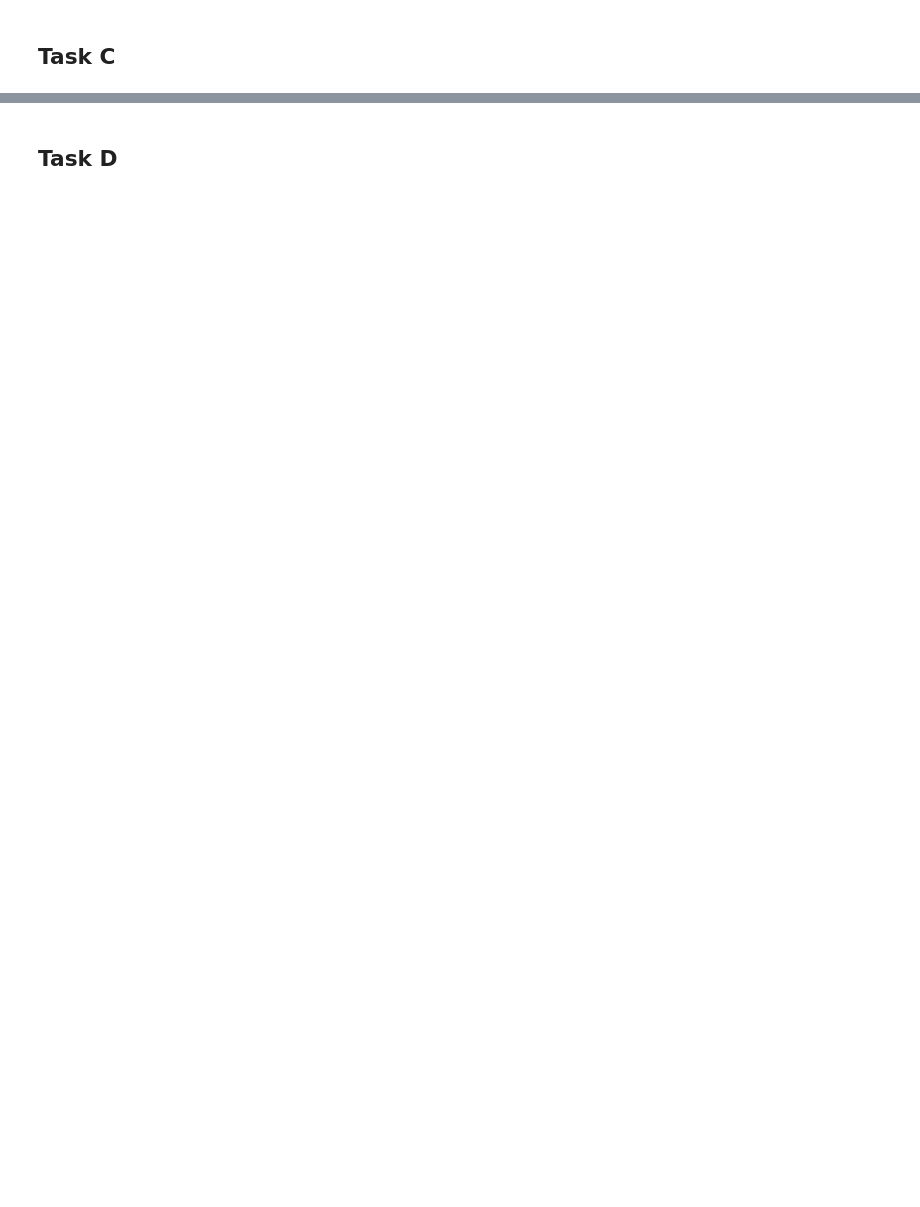
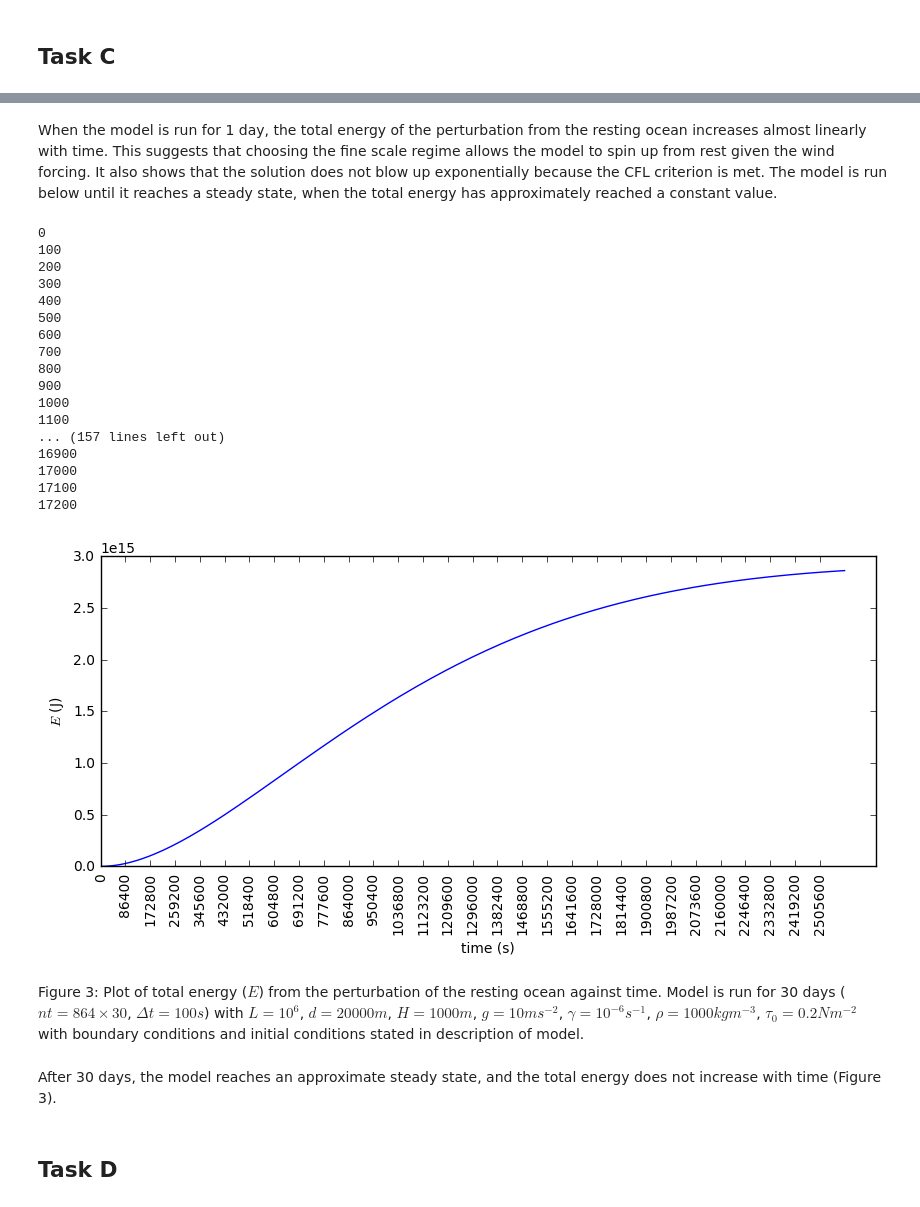
Before and after one commit to joshleeck/MTMW14, a Jupyter notebook: Project 2/Project 2.ipynb, the cells around one changed output, grey strips where cells are left out. Saved outputs shown, nothing was run; the diff lists cells and outputs as text; code cells hidden in the pictures; blank space fills up the shorter version.

```diff
--- a/Project 2/Project 2.ipynb
+++ b/Project 2/Project 2.ipynb
@@ -160,2 +154,30 @@ Figure 2: Plot of total energy from the perturbation of the resting ocean agains
+# %% [markdown]
+When the model is run for 1 day, the total energy of the perturbation from the resting ocean increases almost linearly with time. This suggests that choosing the fine scale regime allows the model to spin up from rest given the wind forcing. It also shows that the solution does not blow up exponentially because the CFL criterion is met. The model is run below until it reaches a steady state, when the total energy has approximately reached a constant value.
+# %%
+pm.pm['nt'] = 576*30
+main.main(TaskC2 = True)
+# %% [output]
+0
+100
+200
+300
+400
+500
+600
+700
+800
+900
+1000
+1100
+... (157 lines left out)
+16900
+17000
+17100
+17200
+[figure, added]
+# %% [markdown]
+Figure 3: Plot of total energy ($E$) from the perturbation of the resting ocean against time. Model is run for 30 days ($nt = 864 \times 30$, $\Delta t = 100s$) with $L = 10^6$, $d = 20000m$, $H = 1000m$, $g = 10 ms^{-2}$, $\gamma = 10^{-6}s^{-1}$, $\rho = 1000 kgm^{-3}$, $\tau_0 = 0.2 Nm^{-2}$ with boundary conditions and initial conditions stated in description of model.
+# %% [markdown]
+After 30 days, the model reaches an approximate steady state, and the total energy does not increase with time (Figure 3).
 # %% [markdown]
 ## Task D
```
Also changed, not shown: parts of 16 cells of this notebook, 4 other files.
